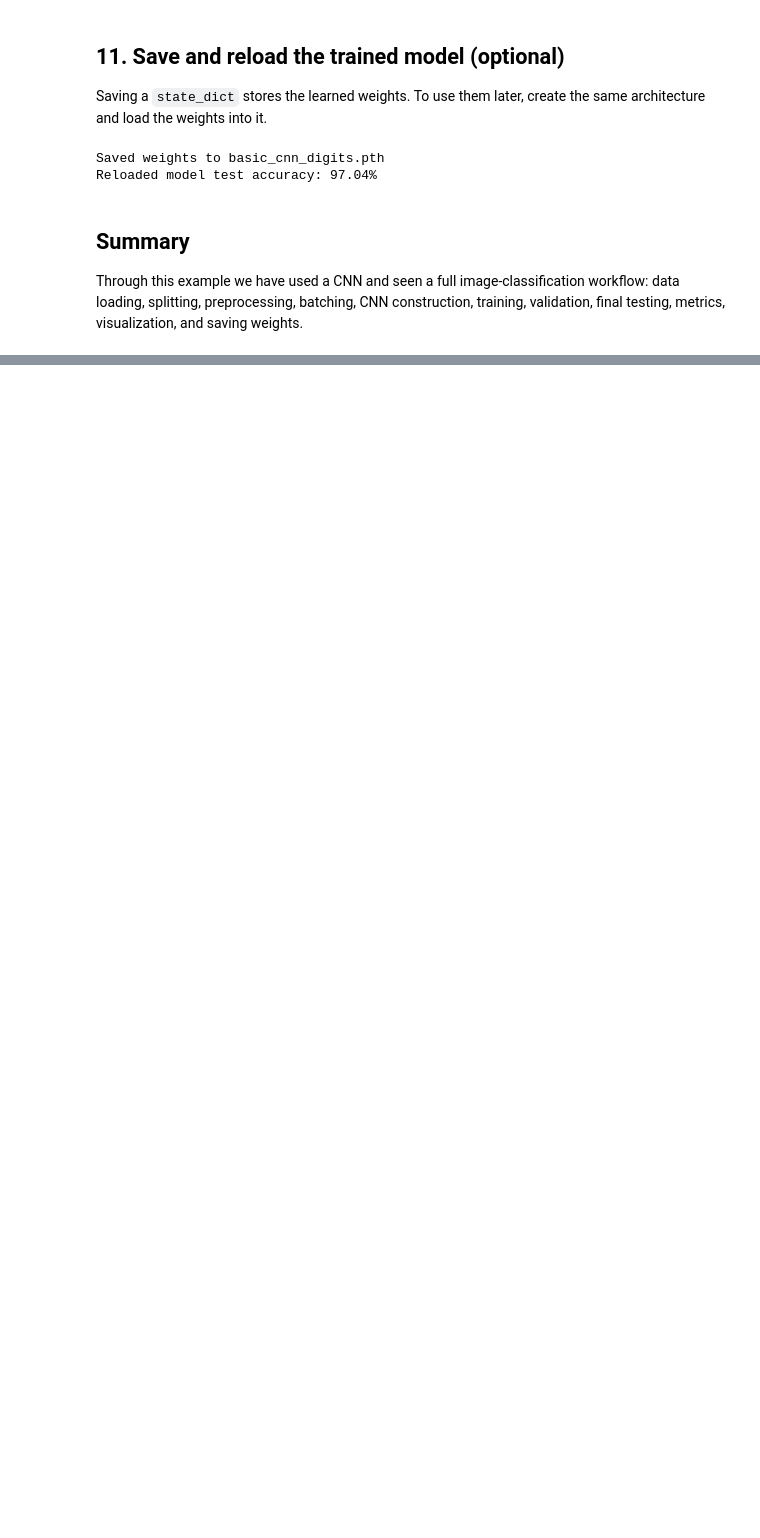
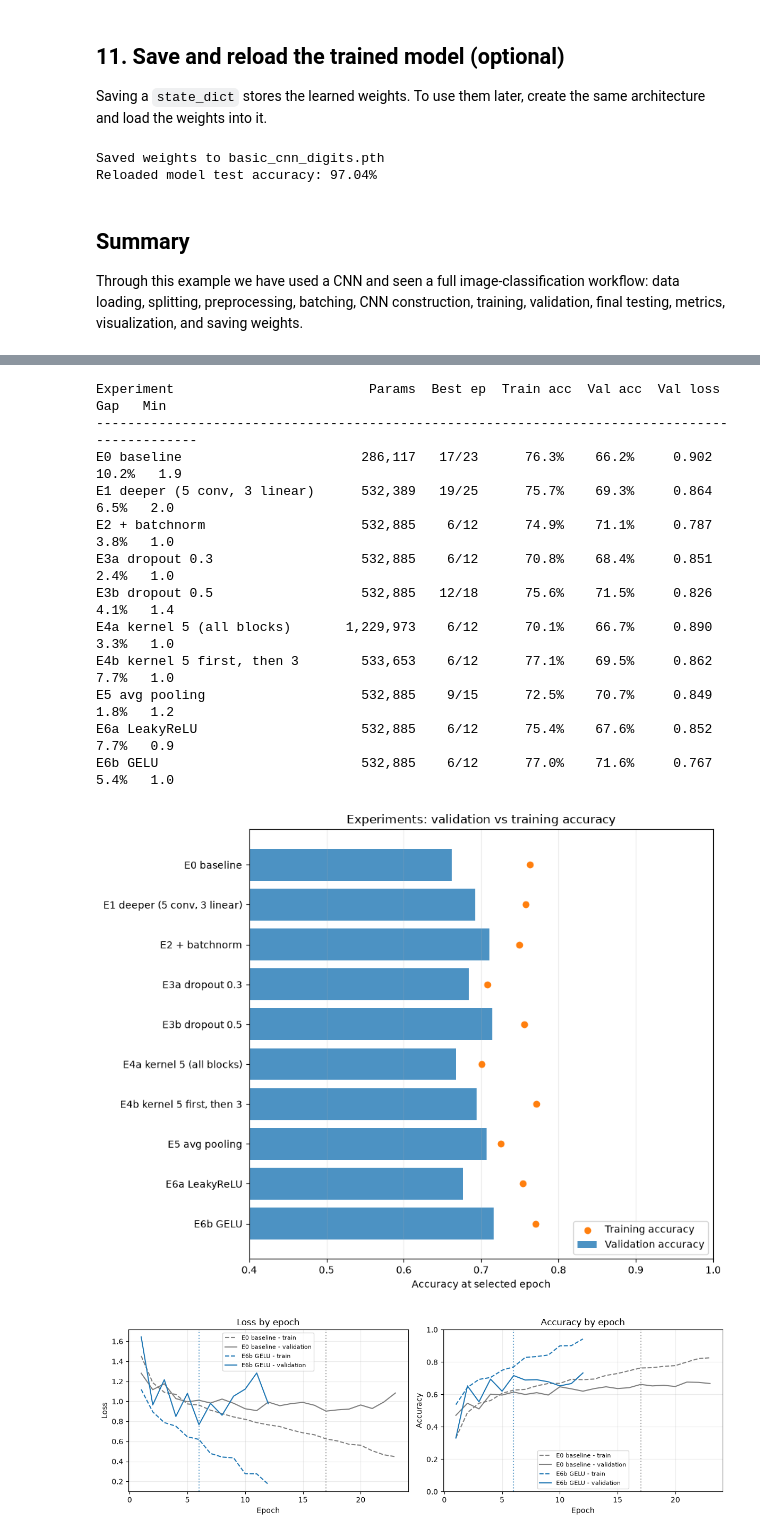
Before and after one commit to Zoe12341/deep_learning_course, a Jupyter notebook: ps_4/e89_Buck_Zoe_HW04.ipynb, the cells around one changed output, grey strips where cells are left out. Saved outputs shown, nothing was run; the diff lists cells and outputs as text; code cells hidden in the pictures; blank space fills up the shorter version.

```diff
--- a/ps_4/e89_Buck_Zoe_HW04.ipynb
+++ b/ps_4/e89_Buck_Zoe_HW04.ipynb
@@ -474,0 +884,3 @@ Through this example we have used a CNN and seen a full image-classification wor
+# %%
+current = run_stage(current, {'E3a dropout 0.3': dict(dropout=0.3),
+                              'E3b dropout 0.5': dict(dropout=0.5)})
@@ -474,0 +905,3 @@ Through this example we have used a CNN and seen a full image-classification wor
+# %%
+current = run_stage(current, {'E4a kernel 5 (all blocks)': dict(kernel_sizes=(5, 5, 5, 5, 5)),
+                              'E4b kernel 5 first, then 3': dict(kernel_sizes=(5, 3, 3, 3, 3))})
@@ -474,0 +926,2 @@ Through this example we have used a CNN and seen a full image-classification wor
+# %%
+current = run_stage(current, {'E5 avg pooling': dict(pool='avg')})
@@ -474,0 +943,7 @@ Through this example we have used a CNN and seen a full image-classification wor
+# %%
+current = run_stage(current, {'E6a LeakyReLU': dict(activation='leaky_relu'),
+                              'E6b GELU': dict(activation='gelu')})
+final_label = current
+print('\nFinal configuration:', final_label)
+for key, value in CONFIGS[final_label].items():
+    print(f'  {key}: {value}')
@@ -474,0 +972,40 @@ Through this example we have used a CNN and seen a full image-classification wor
+# %%
+results_table(list(RESULTS))
+
+all_labels = list(RESULTS)
+y = np.arange(len(all_labels))
+fig, ax = plt.subplots(figsize=(9, 0.55 * len(all_labels) + 1.5))
+ax.barh(y, [RESULTS[l]['val_acc'] for l in all_labels], color='tab:blue', alpha=0.8, label='Validation accuracy')
+ax.scatter([RESULTS[l]['train_acc'] for l in all_labels], y, color='tab:orange', zorder=3, label='Training accuracy')
+ax.set_yticks(y); ax.set_yticklabels(all_labels); ax.invert_yaxis()
+ax.set_xlim(0.4, 1.0); ax.set_xlabel('Accuracy at selected epoch'); ax.grid(axis='x', alpha=0.25)
+ax.legend(loc='lower right'); ax.set_title('Experiments: validation vs training accuracy')
+plt.tight_layout(); plt.show()
+
+fig, axes = plt.subplots(1, 2, figsize=(12, 4))
+for label, color in [(BASE_LABEL, 'tab:gray'), (final_label, 'tab:blue')]:
+    h = RESULTS[label]['history']
+    ep = np.arange(1, len(h['val_loss']) + 1)
+    for ax, metric in zip(axes, ['loss', 'accuracy']):
+        ax.plot(ep, h['train_' + metric], '--', color=color, label=f'{label} - train')
+        ax.plot(ep, h['val_' + metric], '-', color=color, label=f'{label} - validation')
+        ax.axvline(RESULTS[label]['best_epoch'], color=color, linestyle=':', alpha=0.7)
+for ax, metric in zip(axes, ['Loss', 'Accuracy']):
+    ax.set(xlabel='Epoch', ylabel=metric, title=metric + ' by epoch'); ax.grid(alpha=0.25); ax.legend(fontsize=8)
+axes[1].set_ylim(0, 1)
+plt.tight_layout(); plt.show()
+# %% [output]
+Experiment                         Params  Best ep  Train acc  Val acc  Val loss     Gap   Min
+----------------------------------------------------------------------------------------------
+E0 baseline                       286,117   17/23      76.3%    66.2%     0.902   10.2%   1.9
+E1 deeper (5 conv, 3 linear)      532,389   19/25      75.7%    69.3%     0.864    6.5%   2.0
+E2 + batchnorm                    532,885    6/12      74.9%    71.1%     0.787    3.8%   1.0
+E3a dropout 0.3                   532,885    6/12      70.8%    68.4%     0.851    2.4%   1.0
+E3b dropout 0.5                   532,885   12/18      75.6%    71.5%     0.826    4.1%   1.4
+E4a kernel 5 (all blocks)       1,229,973    6/12      70.1%    66.7%     0.890    3.3%   1.0
+E4b kernel 5 first, then 3        533,653    6/12      77.1%    69.5%     0.862    7.7%   1.0
+E5 avg pooling                    532,885    9/15      72.5%    70.7%     0.849    1.8%   1.2
+E6a LeakyReLU                     532,885    6/12      75.4%    67.6%     0.852    7.7%   0.9
+E6b GELU                          532,885    6/12      77.0%    71.6%     0.767    5.4%   1.0
+[figure, added]
+[figure, added]
```
Also changed, not shown: parts of 39 cells of this notebook, 33 other files.
